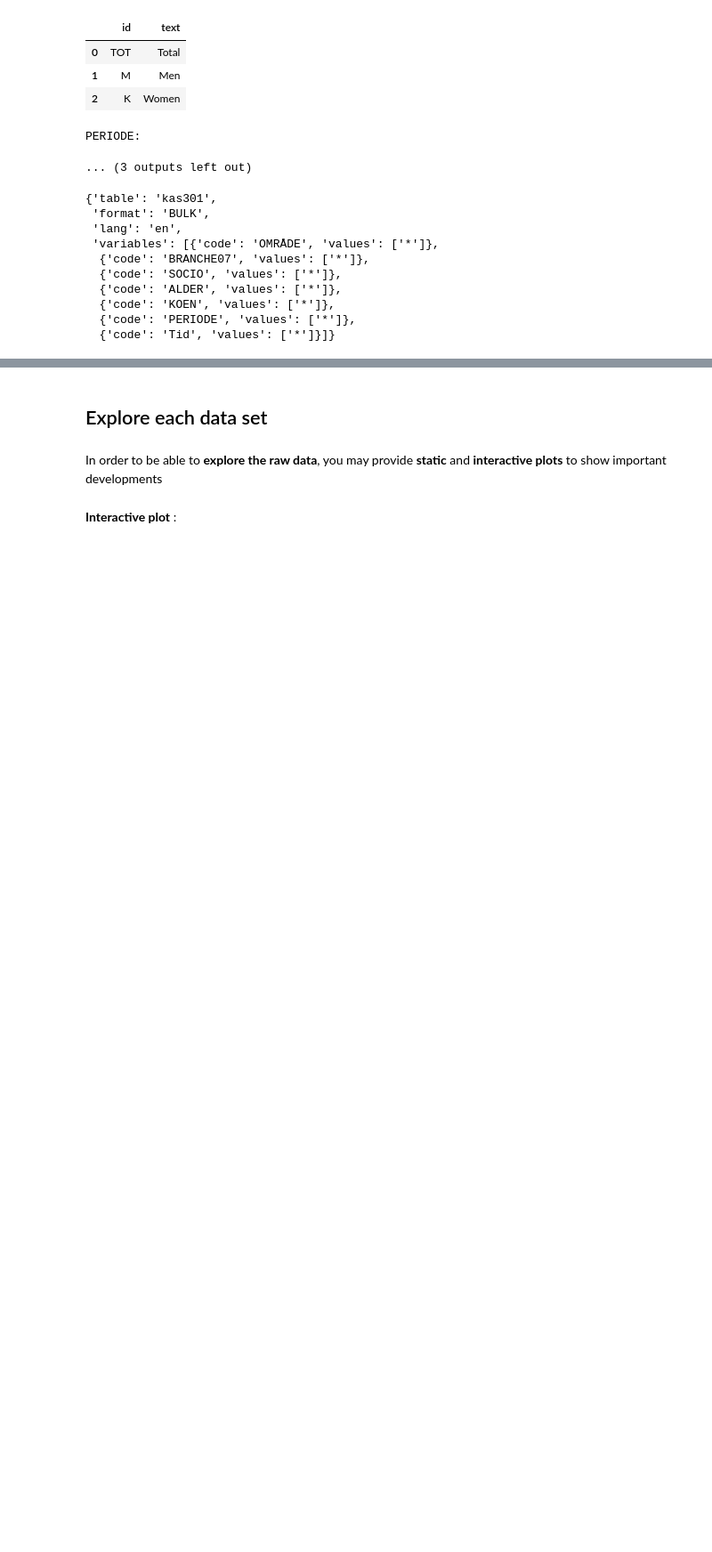
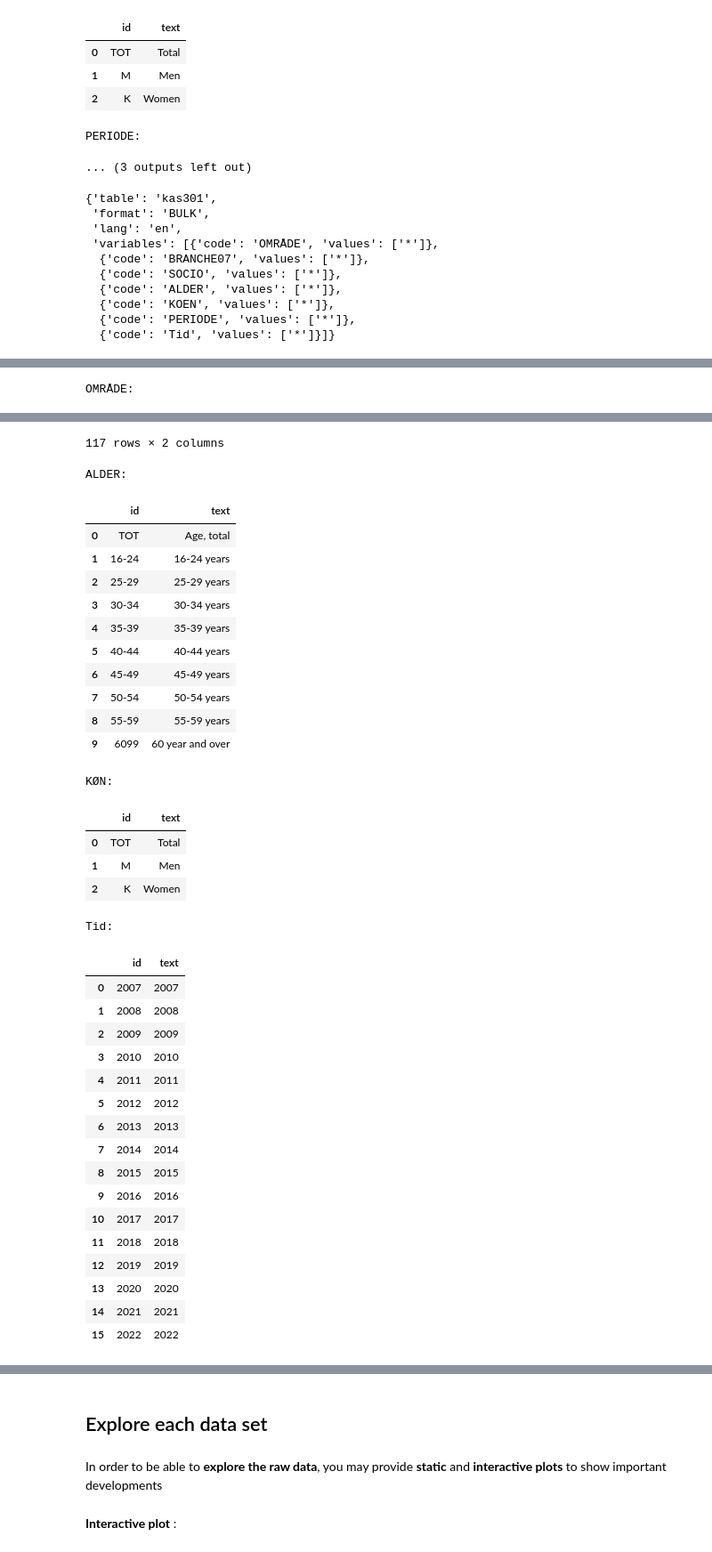
Before and after one commit to NumEconCopenhagen/projects-2024-sulaiman-phil-og-rabiah, a Jupyter notebook: dataproject/dataproject.ipynb, the cells around one changed output, grey strips where cells are left out. Shown: that part at 89% size. Saved outputs shown, nothing was run; the diff lists cells and outputs as text; code cells hidden in the pictures; blank space fills up the shorter version.

```diff
--- a/dataproject/dataproject.ipynb
+++ b/dataproject/dataproject.ipynb
@@ -426,0 +439,11 @@ plt.tight_layout()
+# %%
+tabsum3 = ind1.tablesummary(language='en')  # Assuming 'ind1' is your DataFrame
+
+# Check the current column names
+print(tabsum3.columns)
+
+# Rename the columns
+tabsum3.rename(columns={'OMRÅDE': 'OMRAADE', 'KØN': 'KOEN'}, inplace=True)
+
+# Display the DataFrame to verify the changes
+print(tabsum3.head())
@@ -426,0 +467,7 @@ plt.tight_layout()
+# %%
+# The available values for a each variable:
+for variable in tabsum3['variable name']:
+    print(variable+':')
+    display(ind1.variable_levels(variable, language='en'))
+# %% [output]
+OMRÅDE:
@@ -426,0 +486,36 @@ plt.tight_layout()
+117 rows × 2 columns
+ALDER:
+|  | id | text |
+| 0 | TOT | Age, total |
+| 1 | 16-24 | 16-24 years |
+| 2 | 25-29 | 25-29 years |
+| 3 | 30-34 | 30-34 years |
+| 4 | 35-39 | 35-39 years |
+| 5 | 40-44 | 40-44 years |
+| 6 | 45-49 | 45-49 years |
+| 7 | 50-54 | 50-54 years |
+| 8 | 55-59 | 55-59 years |
+| 9 | 6099 | 60 year and over |
+KØN:
+|  | id | text |
+| 0 | TOT | Total |
+| 1 | M | Men |
+| 2 | K | Women |
+Tid:
+|  | id | text |
+| 0 | 2007 | 2007 |
+| 1 | 2008 | 2008 |
+| 2 | 2009 | 2009 |
+| 3 | 2010 | 2010 |
+| 4 | 2011 | 2011 |
+| 5 | 2012 | 2012 |
+| 6 | 2013 | 2013 |
+| 7 | 2014 | 2014 |
+| 8 | 2015 | 2015 |
+| 9 | 2016 | 2016 |
+| 10 | 2017 | 2017 |
+| 11 | 2018 | 2018 |
+| 12 | 2019 | 2019 |
+| 13 | 2020 | 2020 |
+| 14 | 2021 | 2021 |
+| 15 | 2022 | 2022 |
```
Also changed, not shown: parts of 9 cells of this notebook.
